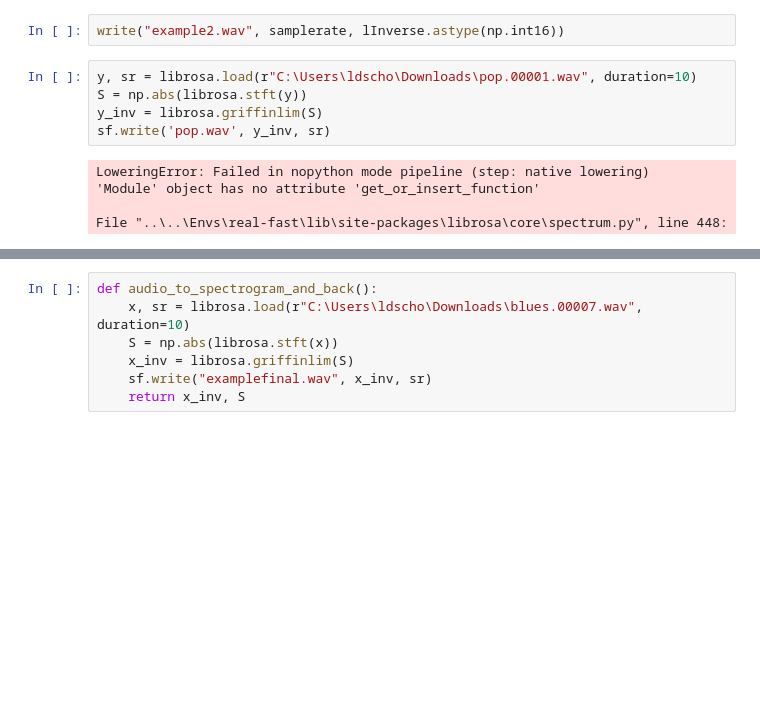
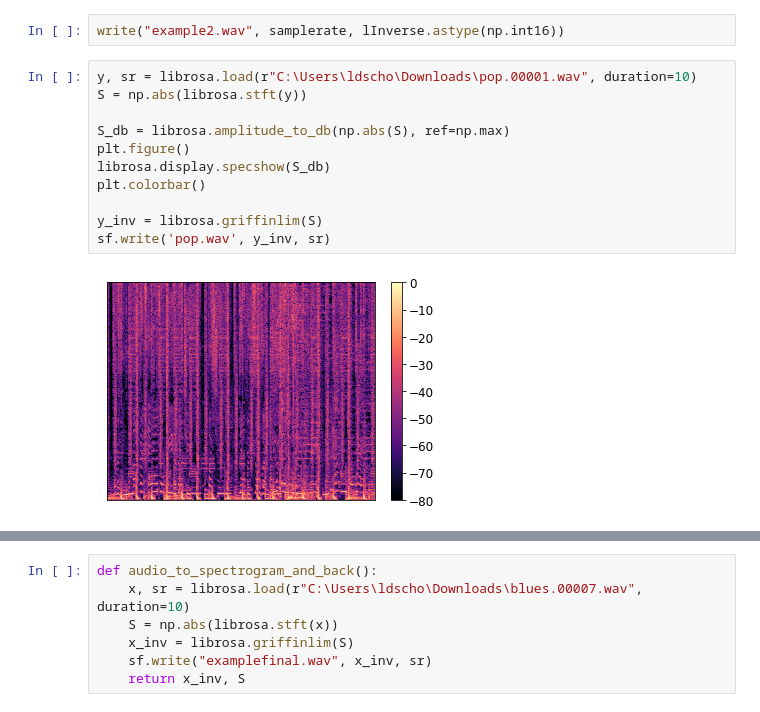
Before and after one commit to zeusgedofdata/ml_expore, a Jupyter notebook: SpectroGanWorking.ipynb, the cells around one changed output, grey strips where cells are left out. Saved outputs shown, nothing was run; the diff lists cells and outputs as text; blank space fills up the shorter version.

```diff
--- a/SpectroGanWorking.ipynb
+++ b/SpectroGanWorking.ipynb
@@ -447,10 +393,13 @@ write("example2.wav", samplerate, lInverse.astype(np.int16))
 # %%
 y, sr = librosa.load(r"C:\Users\ldscho\Downloads\pop.00001.wav", duration=10)
 S = np.abs(librosa.stft(y))
+
+S_db = librosa.amplitude_to_db(np.abs(S), ref=np.max)
+plt.figure()
+librosa.display.specshow(S_db)
+plt.colorbar()
+
 y_inv = librosa.griffinlim(S)
 sf.write('pop.wav', y_inv, sr)
 # %% [output]
-LoweringError: Failed in nopython mode pipeline (step: native lowering)
-'Module' object has no attribute 'get_or_insert_function'
-
-File "..\..\Envs\real-fast\lib\site-packages\librosa\core\spectrum.py", line 448:
+[figure, added]
```
Also changed, not shown: parts of 28 cells of this notebook.
